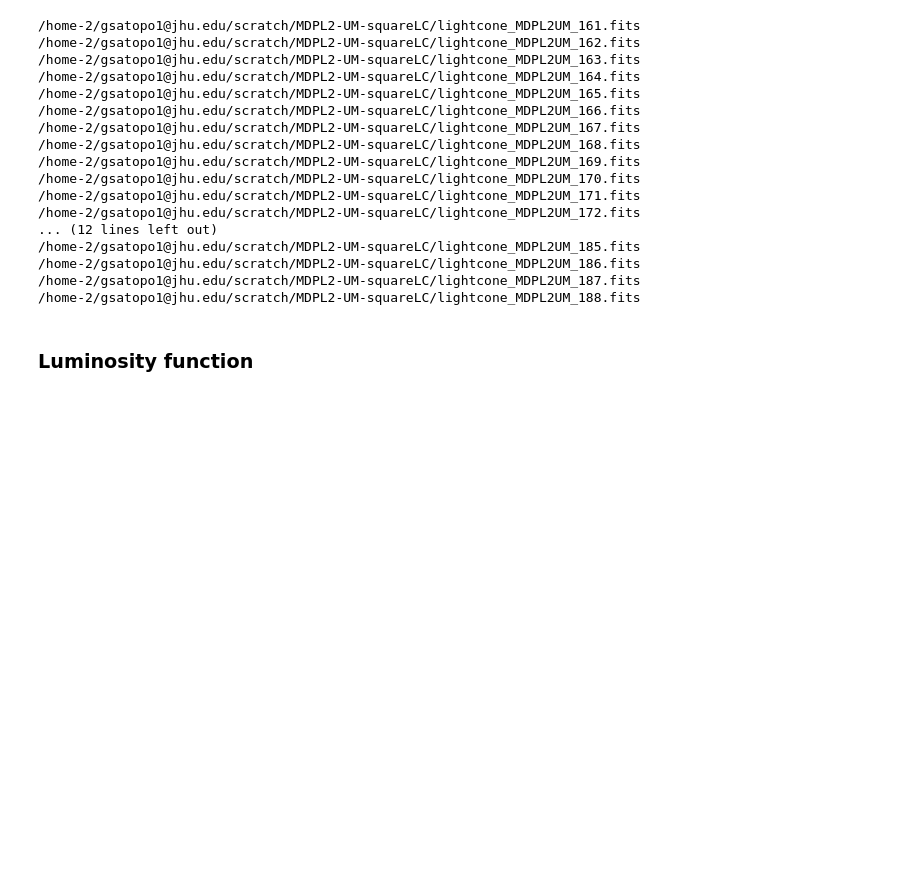
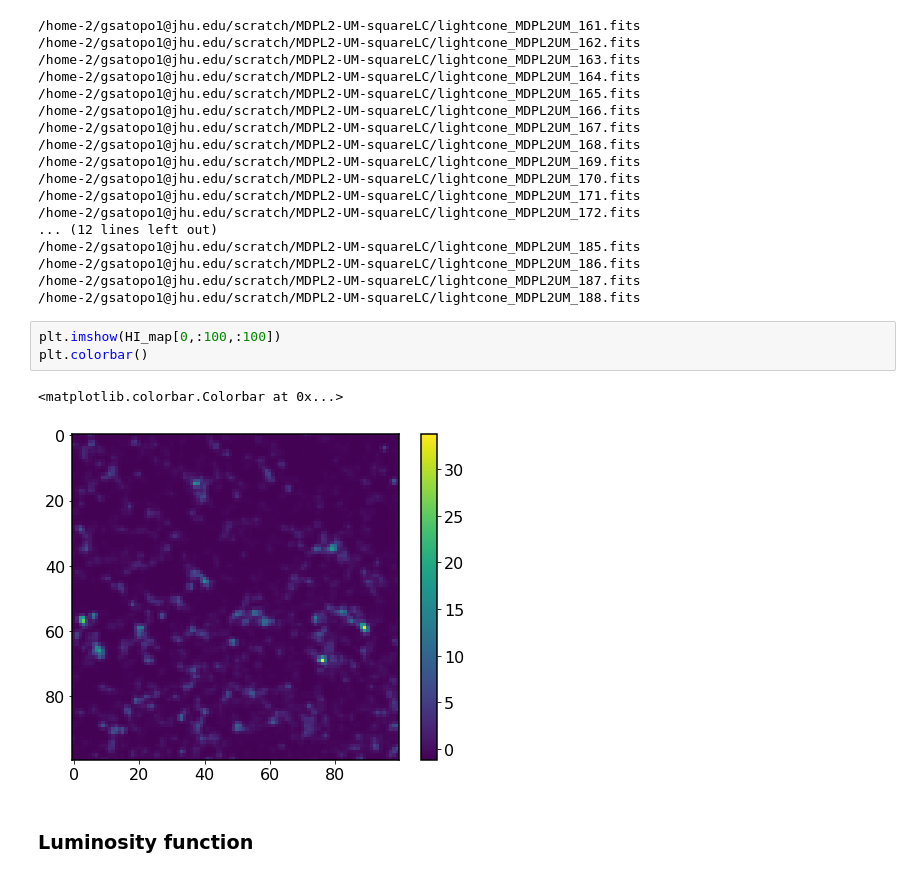
Before and after one commit to kokron/skyLine, a Jupyter notebook: notebooks/LIM LC Showcase.ipynb, the cells around one changed output. Saved outputs shown, nothing was run; the diff lists cells and outputs as text; blank space fills up the shorter version.

```diff
--- a/notebooks/LIM LC Showcase.ipynb
+++ b/notebooks/LIM LC Showcase.ipynb
@@ -266,6 +266,12 @@ HI_map=np.asarray(LC_HI.obs_3d_map)
 /home-2/gsatopo1@jhu.edu/scratch/MDPL2-UM-squareLC/lightcone_MDPL2UM_186.fits
 /home-2/gsatopo1@jhu.edu/scratch/MDPL2-UM-squareLC/lightcone_MDPL2UM_187.fits
 /home-2/gsatopo1@jhu.edu/scratch/MDPL2-UM-squareLC/lightcone_MDPL2UM_188.fits
+# %%
+plt.imshow(HI_map[0,:100,:100])
+plt.colorbar()
+# %% [output]
+<matplotlib.colorbar.Colorbar at 0x...>
+[figure, added]
 # %% [markdown]
 ### Luminosity function
 # %%
```
Also changed, not shown: parts of 8 cells of this notebook, 1 other file.
